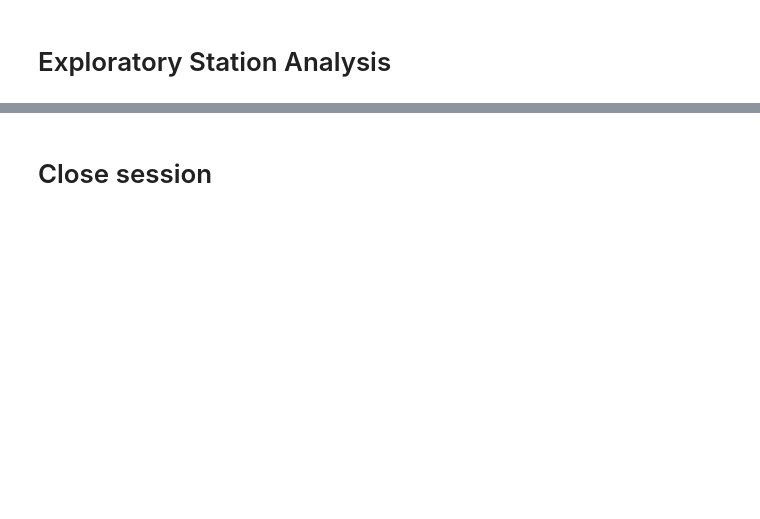
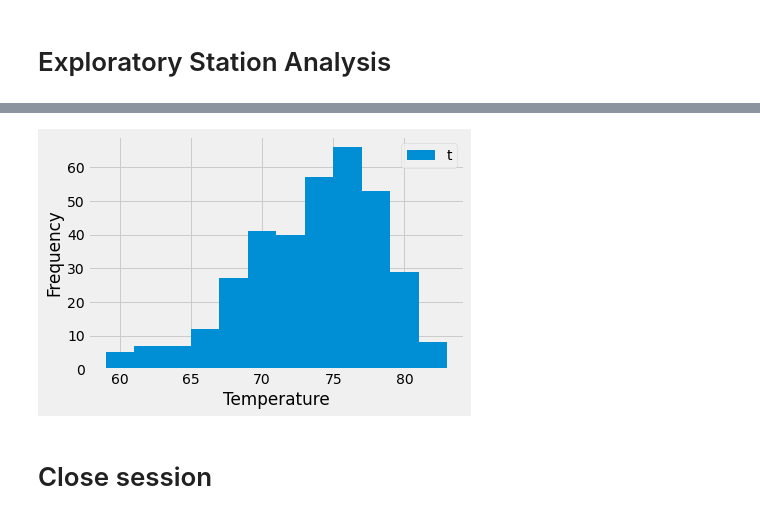
Before and after one commit to ericjbutton/sqlalchemy-challenge, a Jupyter notebook: climate_analysis.ipynb, the cells around one changed output, grey strips where cells are left out. Drawn from its saved outputs; the diff is of its cells as text; code cells hidden in the pictures; blank space fills up the shorter version.

```diff
--- a/climate_analysis.ipynb
+++ b/climate_analysis.ipynb
@@ -117,6 +206,20 @@ print(f"Average Temp: {most_active_avg[0][0]}")
 # %%
 # Using the most active station id
 # Query the last 12 months of temperature observation data for this station and plot the results as a histogram
+temp_data = session.query(Measurement.tobs).\
+    filter(Measurement.date >= '2016-08-23').\
+    filter(Measurement.station == 'USC00519281').\
+    order_by(Measurement.tobs).all()
+
+temp_df = pd.DataFrame(temp_data)
+
+plt.hist(temp_df['tobs'],bins=12)
+plt.xlabel('Temperature')
+plt.ylabel('Frequency')
+plt.legend('tobs')
+plt.show()
+# %% [output]
+[figure, added]
 # %% [markdown]
 # Close session
 # %%
```
Also changed, not shown: parts of 13 cells of this notebook.
